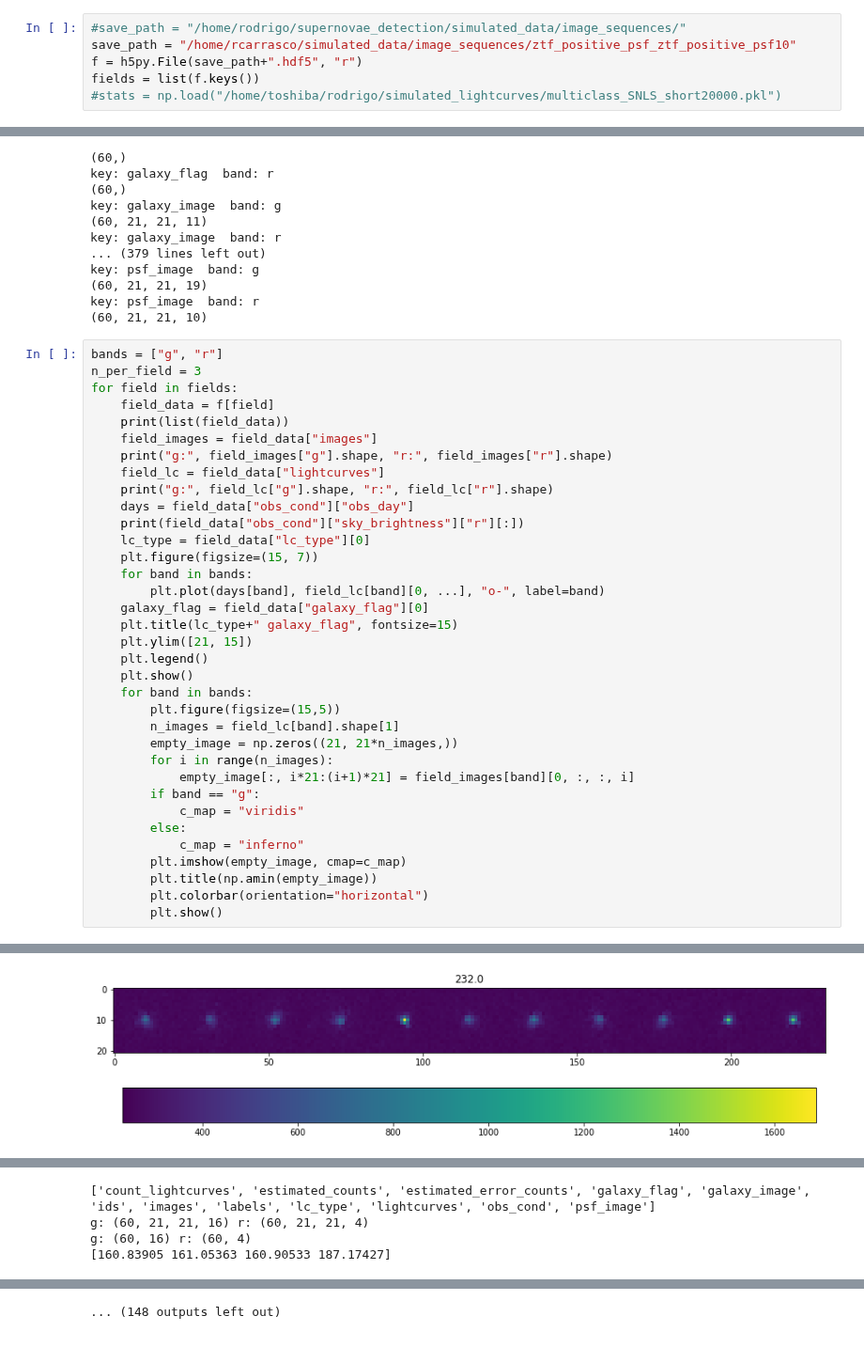
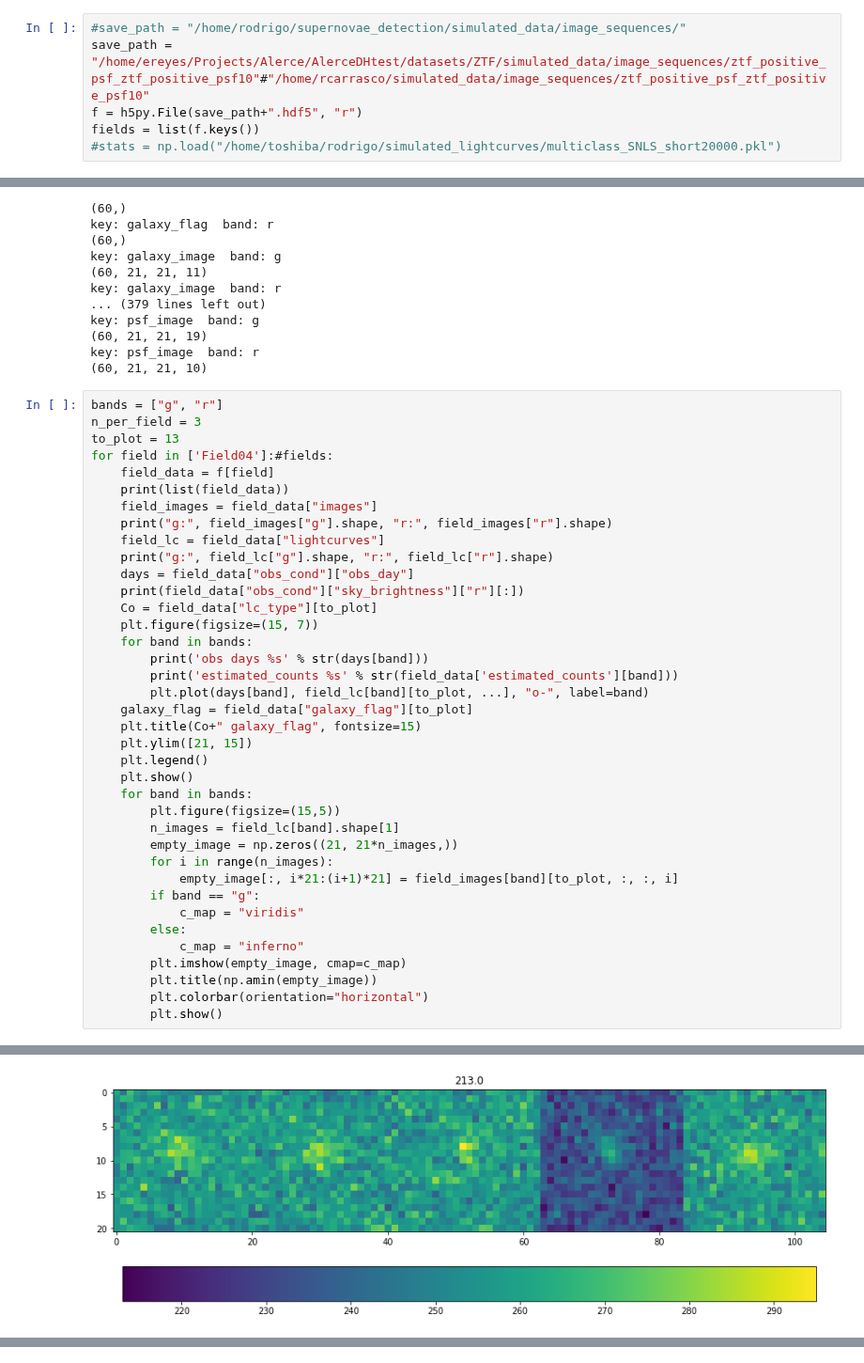
Before and after one commit to rodrigcd/HiTS_simulations, a Jupyter notebook: image_simulation/ztf images.ipynb, the cells around one changed output, grey strips where cells are left out. Shown at 94% size. Saved outputs shown, nothing was run; the diff lists cells and outputs as text.

Commit message:
estimated counts and obsdays discrepancy in lenght

```diff
--- a/image_simulation/ztf images.ipynb
+++ b/image_simulation/ztf images.ipynb
@@ -7,7 +7,7 @@ from config_images import *
 import matplotlib.gridspec as gridspec
 # %%
 #save_path = "/home/rodrigo/supernovae_detection/simulated_data/image_sequences/"
-save_path = "/home/rcarrasco/simulated_data/image_sequences/ztf_positive_psf_ztf_positive_psf10"
+save_path = "/home/ereyes/Projects/Alerce/AlerceDHtest/datasets/ZTF/simulated_data/image_sequences/ztf_positive_psf_ztf_positive_psf10"#"/home/rcarrasco/simulated_data/image_sequences/ztf_positive_psf_ztf_positive_psf10"
 f = h5py.File(save_path+".hdf5", "r")
 fields = list(f.keys())
 #stats = np.load("/home/toshiba/rodrigo/simulated_lightcurves/multiclass_SNLS_short20000.pkl")
@@ -94,7 +94,8 @@ key: psf_image  band: r
 # %%
 bands = ["g", "r"]
 n_per_field = 3
-for field in fields:
+to_plot = 13
+for field in ['Field04']:#fields:
     field_data = f[field]
     print(list(field_data))
     field_images = field_data["images"]
@@ -103,12 +104,14 @@ for field in fields:
     print("g:", field_lc["g"].shape, "r:", field_lc["r"].shape)
     days = field_data["obs_cond"]["obs_day"]
     print(field_data["obs_cond"]["sky_brightness"]["r"][:])
-    lc_type = field_data["lc_type"][0]
+    Co = field_data["lc_type"][to_plot]
     plt.figure(figsize=(15, 7))
     for band in bands:
-        plt.plot(days[band], field_lc[band][0, ...], "o-", label=band)
-    galaxy_flag = field_data["galaxy_flag"][0]
-    plt.title(lc_type+" galaxy_flag", fontsize=15)
+        print('obs days %s' % str(days[band]))
+        print('estimated_counts %s' % str(field_data['estimated_counts'][band]))
+        plt.plot(days[band], field_lc[band][to_plot, ...], "o-", label=band)
+    galaxy_flag = field_data["galaxy_flag"][to_plot]
+    plt.title(Co+" galaxy_flag", fontsize=15)
     plt.ylim([21, 15])
     plt.legend()
     plt.show()
@@ -117,7 +120,7 @@ for field in fields:
         n_images = field_lc[band].shape[1]
         empty_image = np.zeros((21, 21*n_images,))
         for i in range(n_images):
-            empty_image[:, i*21:(i+1)*21] = field_images[band][0, :, :, i]
+            empty_image[:, i*21:(i+1)*21] = field_images[band][to_plot, :, :, i]
         if band == "g":
             c_map = "viridis"
         else:
@@ -136 +145 @@ g: (60, 11) r: (60, 12)
-[figure, old version]
+[figure, new version]
@@ -138,4 +146,0 @@ g: (60, 11) r: (60, 12)
-['count_lightcurves', 'estimated_counts', 'estimated_error_counts', 'galaxy_flag', 'galaxy_image', 'ids', 'images', 'labels', 'lc_type', 'lightcurves', 'obs_cond', 'psf_image']
-g: (60, 21, 21, 16) r: (60, 21, 21, 4)
-g: (60, 16) r: (60, 4)
-[160.83905 161.05363 160.90533 187.17427]
@@ -154 +146,0 @@ g: (60, 17) r: (60, 19)
-... (148 outputs left out)
```
Also changed, not shown: parts of 1 cell of this notebook, 4 other files.
